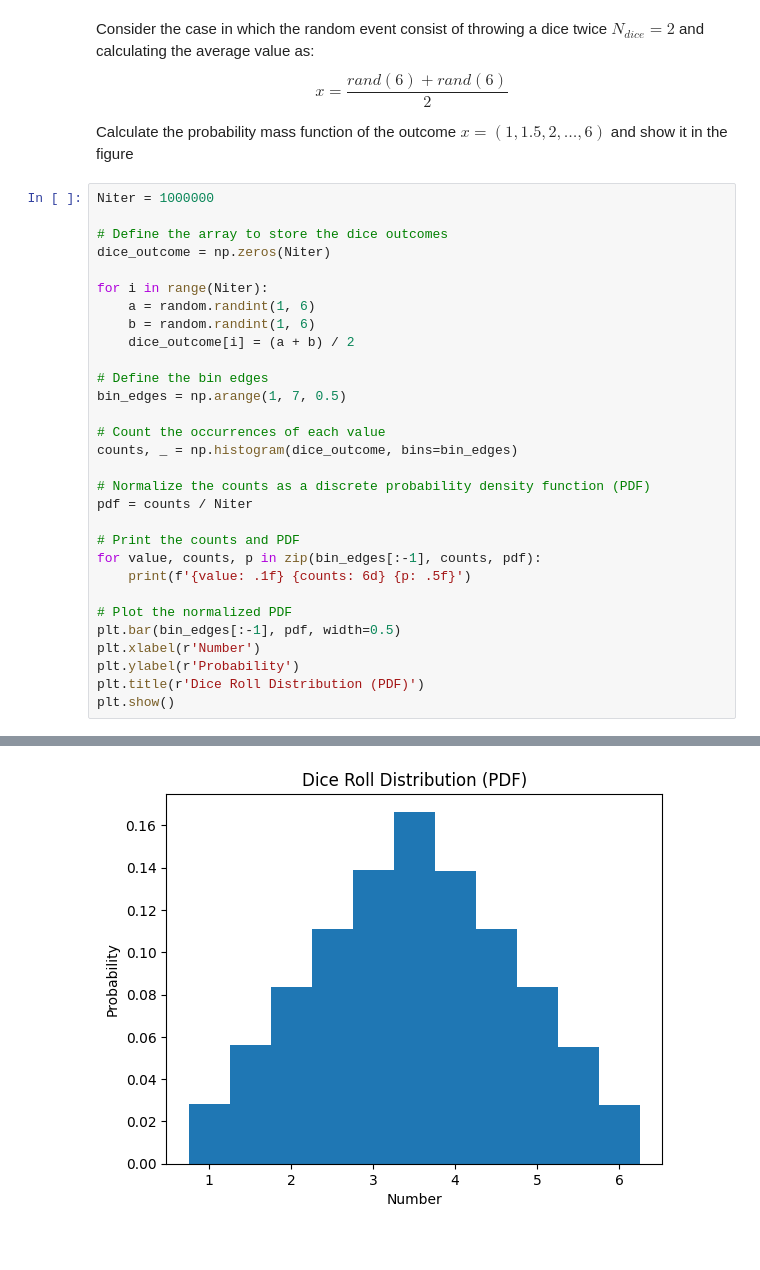
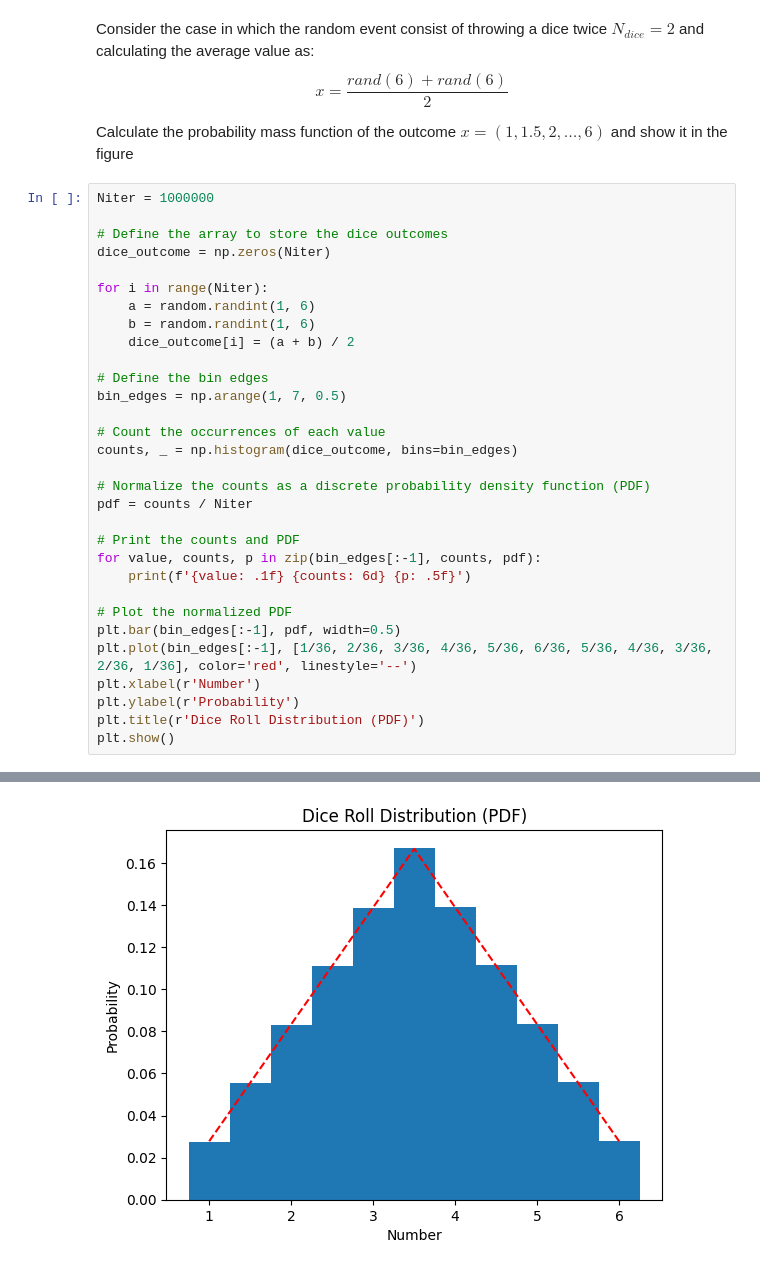
Before and after one commit to giacomocalabria/Stochastic-Methods-UPC, a Jupyter notebook: W1/Untitled-1.ipynb, the cells around one changed output, grey strips where cells are left out. Drawn from its saved outputs; the diff is of its cells as text.

```diff
--- a/W1/Untitled-1.ipynb
+++ b/W1/Untitled-1.ipynb
@@ -78,6 +82,7 @@ for value, counts, p in zip(bin_edges[:-1], counts, pdf):
 
 # Plot the normalized PDF
 plt.bar(bin_edges[:-1], pdf, width=0.5)
+plt.plot(bin_edges[:-1], [1/36, 2/36, 3/36, 4/36, 5/36, 6/36, 5/36, 4/36, 3/36, 2/36, 1/36], color='red', linestyle='--')
 plt.xlabel(r'Number')
 plt.ylabel(r'Probability')
 plt.title(r'Dice Roll Distribution (PDF)')
@@ -97,2 +102,2 @@ plt.show()
-[figure, old version]
+[figure, new version]
 # %% [markdown]
```
Also changed, not shown: parts of 11 cells of this notebook, 2 other files.
